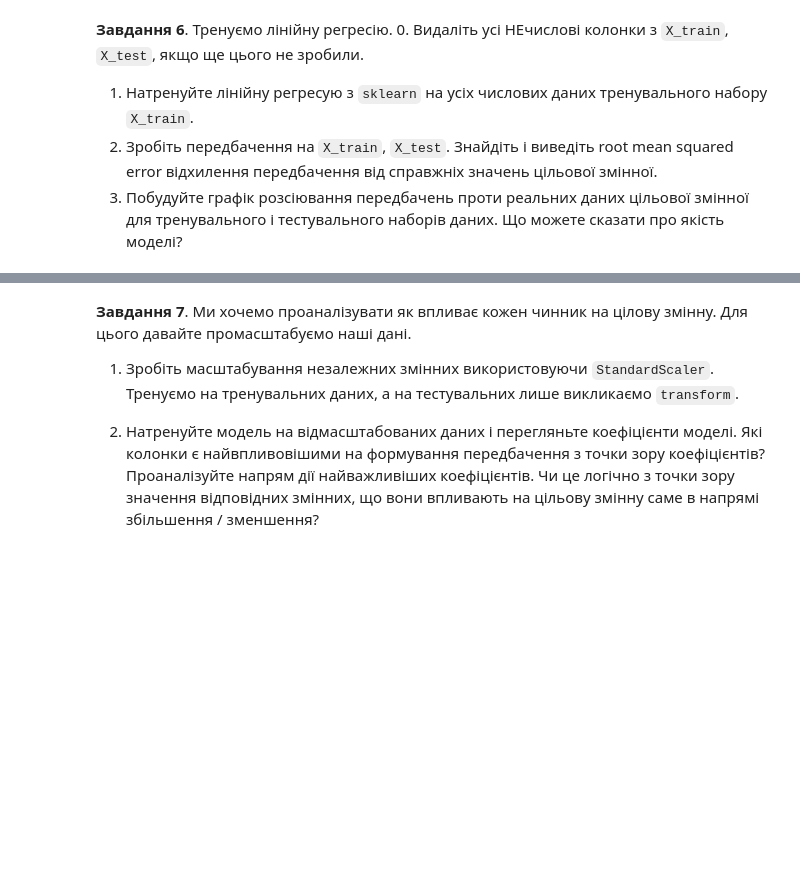
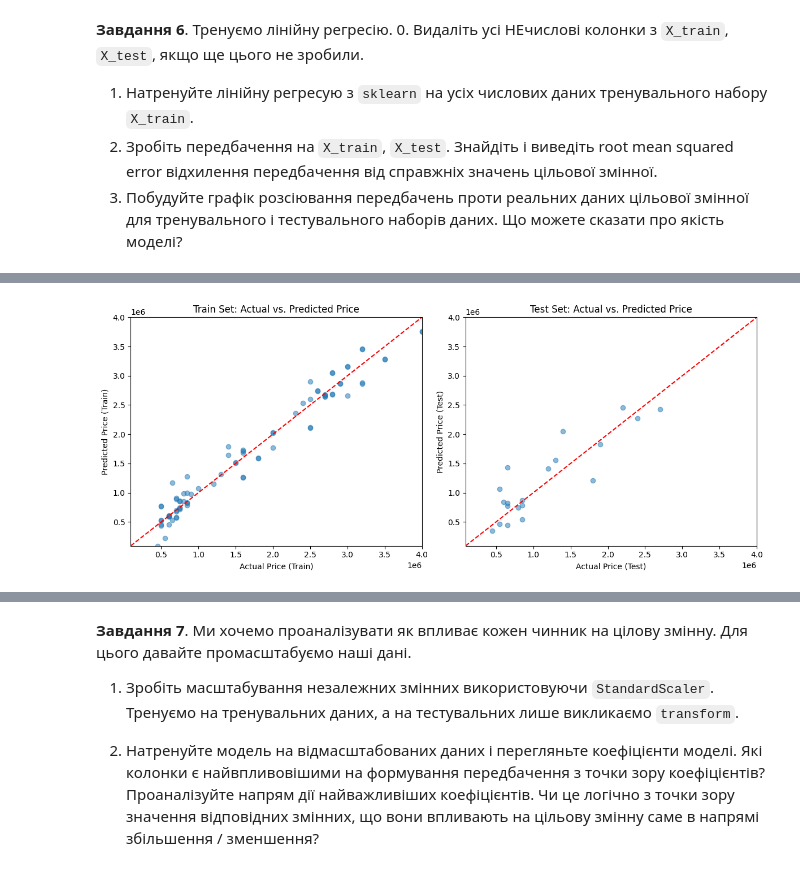
Before and after one commit to verabalashova/python-for-ml-tasks, a Jupyter notebook: module-1/topic-2/HW_2_1_Лінійна_регресія_від_багатьох_змінних.ipynb, the cells around one changed output, grey strips where cells are left out. Cells and saved outputs as stored; diff of their text form; code cells hidden in the pictures; blank space fills up the shorter version.

```diff
--- a/module-1/topic-2/HW_2_1_Лінійна_регресія_від_багатьох_змінних.ipynb
+++ b/module-1/topic-2/HW_2_1_Лінійна_регресія_від_багатьох_змінних.ipynb
@@ -350,3 +351,22 @@ Milleage: -0.64 (причому тут обернена залежність, ч
 1. Натренуйте лінійну регресую з `sklearn` на усіх числових даних тренувального набору `X_train`.
 2. Зробіть передбачення на  `X_train`, `X_test`. Знайдіть і виведіть root mean squared error відхилення передбачення від справжніх значень цільової змінної.
 3. Побудуйте графік розсіювання передбачень проти реальних даних цільової змінної для тренувального і тестувального наборів даних. Що можете сказати про якість моделі?
+# %%
+from sklearn.linear_model import LinearRegression
+from sklearn.metrics import mean_squared_error
+
+# Створюємо і одразу тренуємо модель
+model_lr = LinearRegression().fit(X_train, y_train)
+
+# Робимо передбачення моделлю
+predictions_lr_train = model_lr.predict(X_train)
+predictions_lr_test = model_lr.predict(X_test)
+
+# Разуємо лосс
+loss_lr_train = np.sqrt(mean_squared_error(y_train, predictions_lr_train, multioutput = 'uniform_average'))
+loss_lr_test = np.sqrt(mean_squared_error(y_test, predictions_lr_test, multioutput = 'uniform_average'))
+print('rmse для train: ', loss_lr_train)
+print('rmse для test: ', loss_lr_test)
+
+# щоб зрозуміти, чи помилка занадто велика, можна для початку глянути ще на середнє відхилення
+y_train.describe().map('{:,.2f}'.format)
@@ -352,0 +386,30 @@ Milleage: -0.64 (причому тут обернена залежність, ч
+# %%
+plt.figure(figsize=(12, 5))
+
+# Determine common min and max for scaling
+all_prices = np.concatenate([y_train, y_test, predictions_lr_train, predictions_lr_test])
+min_price = all_prices.min()
+max_price = all_prices.max()
+
+plt.subplot(1, 2, 1)
+plt.scatter(y_train, predictions_lr_train, alpha=0.5)
+plt.plot([min_price, max_price], [min_price, max_price], 'r--')
+plt.xlabel('Actual Price (Train)')
+plt.ylabel('Predicted Price (Train)')
+plt.title('Train Set: Actual vs. Predicted Price')
+plt.xlim(min_price, max_price)
+plt.ylim(min_price, max_price)
+
+plt.subplot(1, 2, 2)
+plt.scatter(y_test, predictions_lr_test, alpha=0.5)
+plt.plot([min_price, max_price], [min_price, max_price], 'r--')
+plt.xlabel('Actual Price (Test)')
+plt.ylabel('Predicted Price (Test)')
+plt.title('Test Set: Actual vs. Predicted Price')
+plt.xlim(min_price, max_price)
+plt.ylim(min_price, max_price)
+
+plt.tight_layout()
+plt.show()
+# %% [output]
+[figure, added]
```
Also changed, not shown: parts of 4 cells of this notebook.
